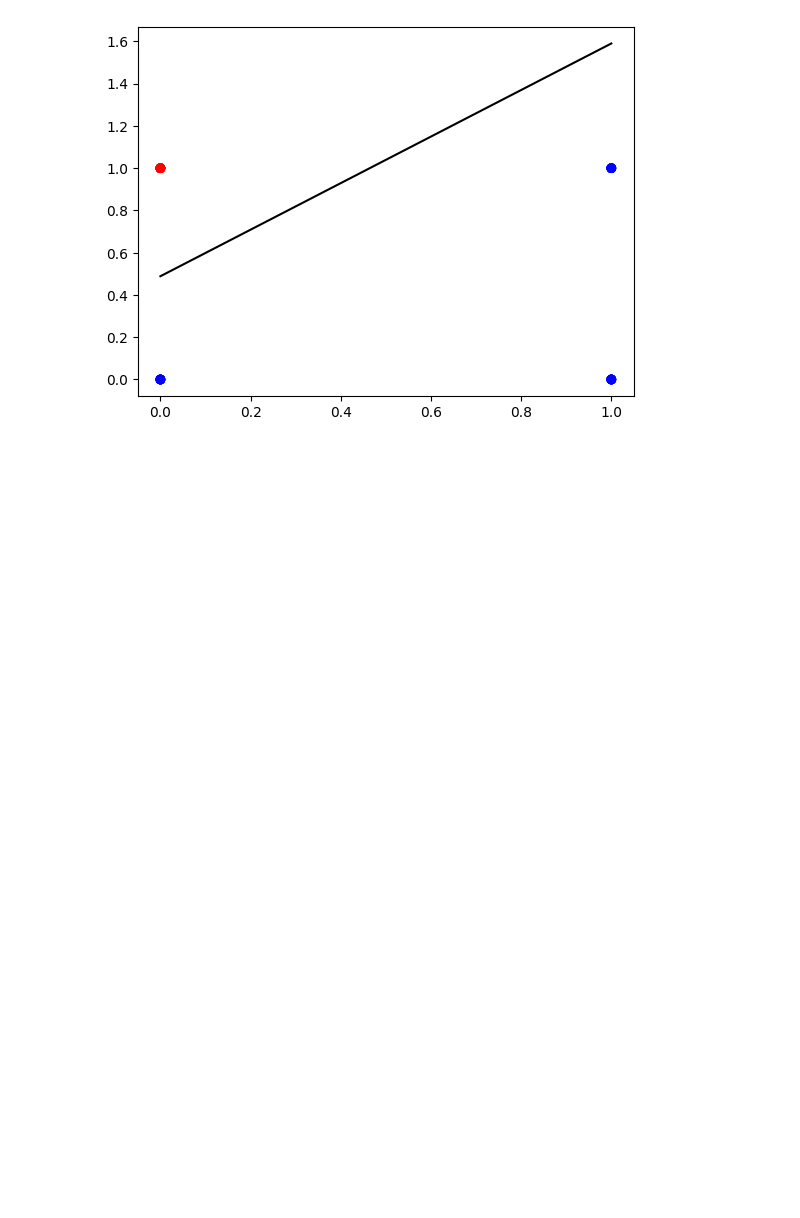
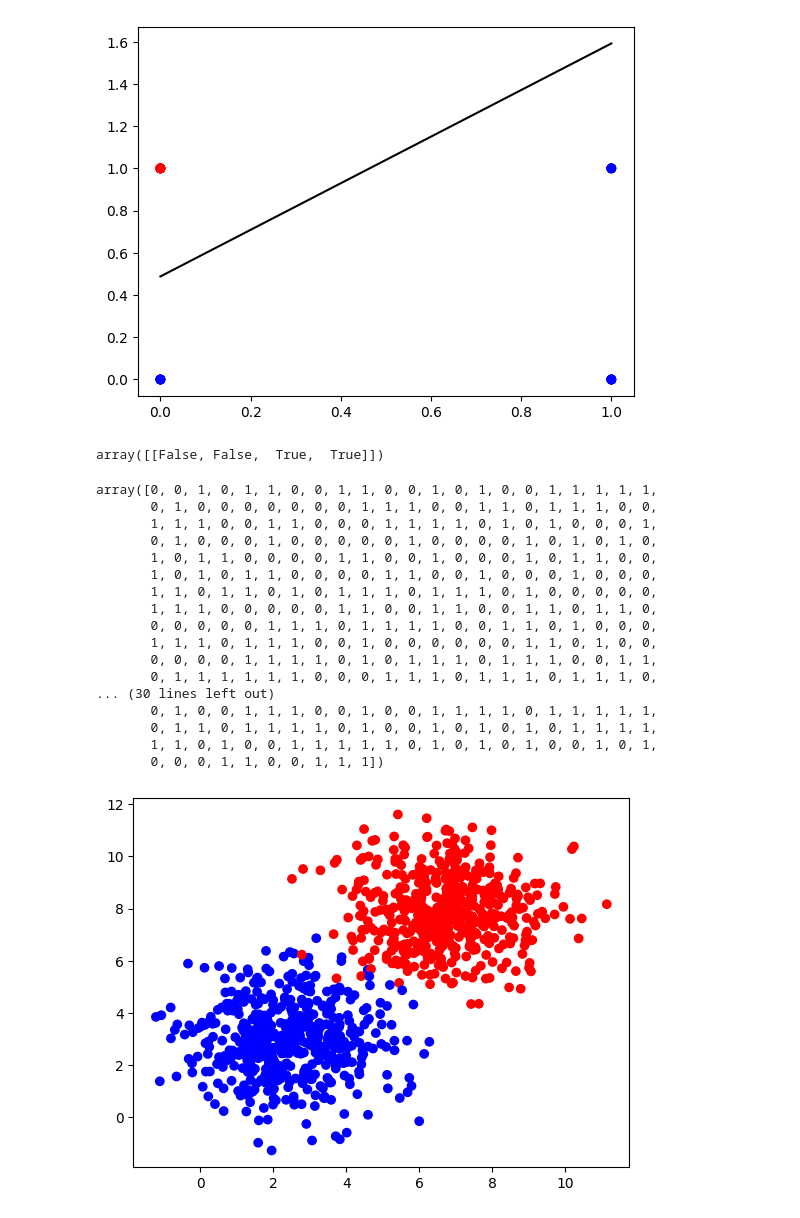
Before and after one commit to AsokTamang/Classification-with-perceptron, a Jupyter notebook: Untitled.ipynb, the cells around one changed output. Drawn from its saved outputs; the diff is of its cells as text; code cells hidden in the pictures; blank space fills up the shorter version.

```diff
--- a/Untitled.ipynb
+++ b/Untitled.ipynb
@@ -186,2 +188,44 @@ plot_decision_boundary(X, Y, parameters)
 # %% [output]
 [figure]
+# %%
+#now as our model is finished training , then we predict with some random values
+def predict_data(X,parameters):
+    predicted =forward_propagation(X,parameters)
+    return predicted > 0.5
+testing_values = np.array([[1, 1, 0, 0],
+                   [0, 0, 1, 1]])
+predict_data(testing_values,final_parameters)
+# %% [output]
+array([[False, False,  True,  True]])
+# %%
+#performing the predcition on larger datasamples
+# Dataset
+n_samples = 1000
+samples, labels = make_blobs(n_samples=n_samples,     #here samples are the training datas and the labels are class labels either 0 or 1 to be considered
+                             centers=([2.5, 3], [6.7, 7.9]),
+                             cluster_std=1.4,
+                             random_state=0)
+
+X_larger = np.transpose(samples)
+Y_larger = labels.reshape((1,n_samples))
+
+plt.scatter(X_larger[0, :], X_larger[1, :], c=Y_larger, cmap=colors.ListedColormap(['blue', 'red']));
+# %% [output]
+array([0, 0, 1, 0, 1, 1, 0, 0, 1, 1, 0, 0, 1, 0, 1, 0, 0, 1, 1, 1, 1, 1,
+       0, 1, 0, 0, 0, 0, 0, 0, 0, 1, 1, 1, 0, 0, 1, 1, 0, 1, 1, 1, 0, 0,
+       1, 1, 1, 0, 0, 1, 1, 0, 0, 0, 1, 1, 1, 1, 0, 1, 0, 1, 0, 0, 0, 1,
+       0, 1, 0, 0, 0, 1, 0, 0, 0, 0, 0, 1, 0, 0, 0, 0, 1, 0, 1, 0, 1, 0,
+       1, 0, 1, 1, 0, 0, 0, 0, 1, 1, 0, 0, 1, 0, 0, 0, 1, 0, 1, 1, 0, 0,
+       1, 0, 1, 0, 1, 1, 0, 0, 0, 0, 1, 1, 0, 0, 1, 0, 0, 0, 1, 0, 0, 0,
+       1, 1, 0, 1, 1, 0, 1, 0, 1, 1, 1, 0, 1, 1, 1, 0, 1, 0, 0, 0, 0, 0,
+       1, 1, 1, 0, 0, 0, 0, 0, 1, 1, 0, 0, 1, 1, 0, 0, 1, 1, 0, 1, 1, 0,
+       0, 0, 0, 0, 0, 1, 1, 1, 0, 1, 1, 1, 1, 0, 0, 1, 1, 0, 1, 0, 0, 0,
+       1, 1, 1, 0, 1, 1, 1, 0, 0, 1, 0, 0, 0, 0, 0, 0, 1, 1, 0, 1, 0, 0,
+       0, 0, 0, 0, 1, 1, 1, 1, 0, 1, 0, 1, 1, 1, 0, 1, 1, 1, 0, 0, 1, 1,
+       0, 1, 1, 1, 1, 1, 1, 0, 0, 0, 1, 1, 1, 0, 1, 1, 1, 0, 1, 1, 1, 0,
+... (30 lines left out)
+       0, 1, 0, 0, 1, 1, 1, 0, 0, 1, 0, 0, 1, 1, 1, 1, 0, 1, 1, 1, 1, 1,
+       0, 1, 1, 0, 1, 1, 1, 1, 0, 1, 0, 0, 1, 0, 1, 0, 1, 0, 1, 1, 1, 1,
+       1, 1, 0, 1, 0, 0, 1, 1, 1, 1, 1, 0, 1, 0, 1, 0, 1, 0, 0, 1, 0, 1,
+       0, 0, 0, 1, 1, 0, 0, 1, 1, 1])
+[figure, added]
```
Also changed, not shown: parts of 4 cells of this notebook.
